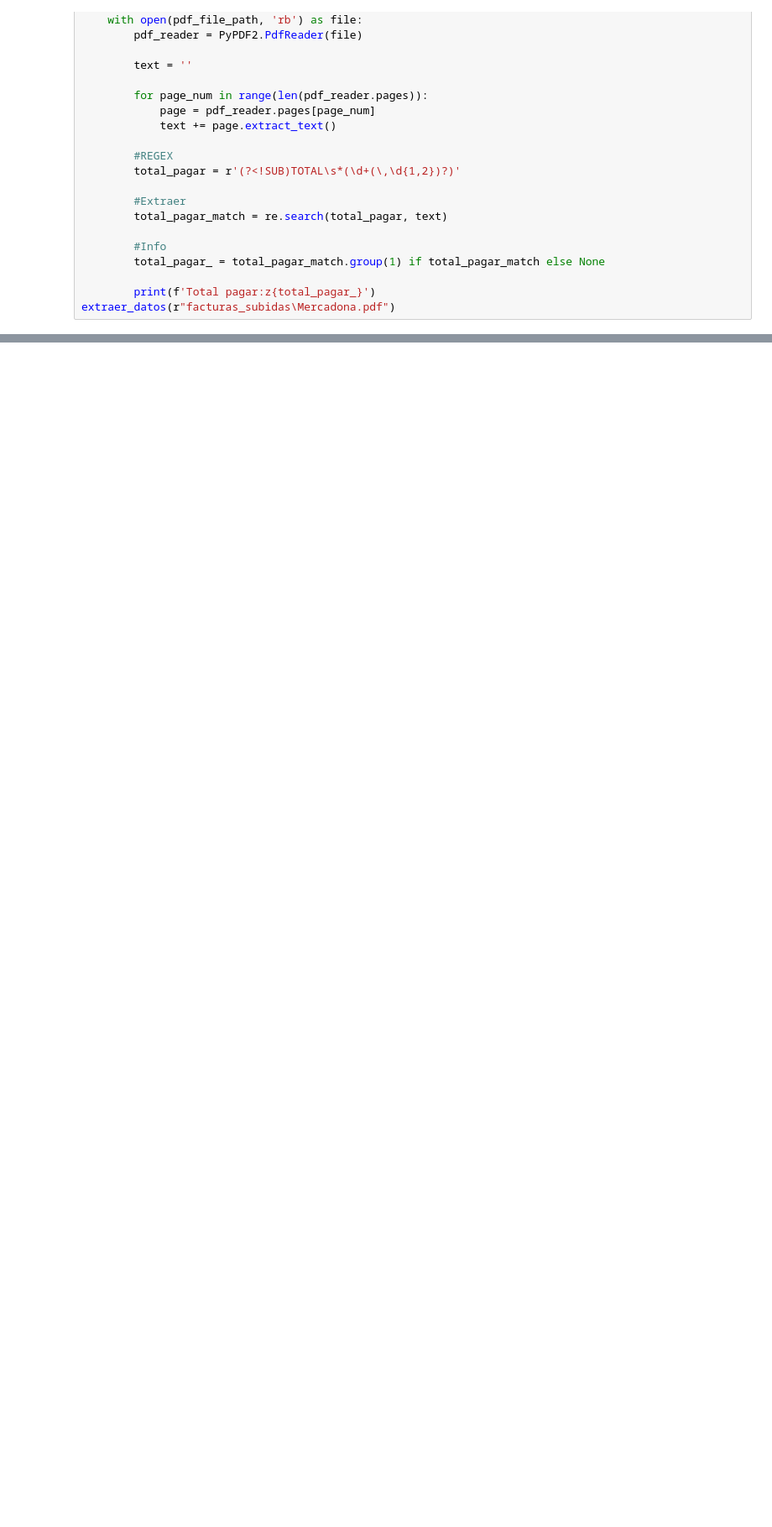
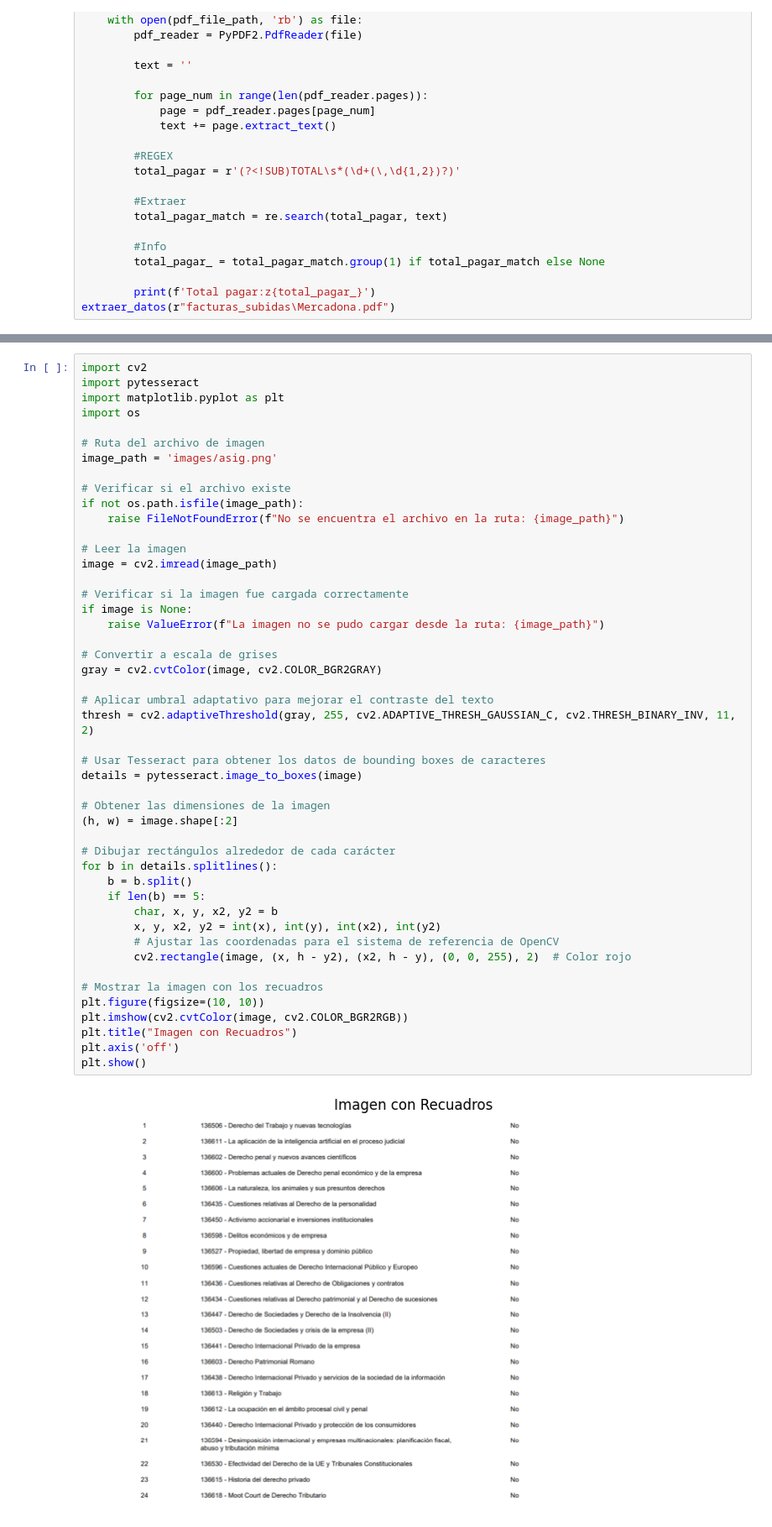
Before and after one commit to emmawv/desafio_comparador, a Jupyter notebook: OCR/lectorpdf.ipynb, the cells around one changed output, grey strips where cells are left out. Shown at 84% size. Cells and saved outputs as stored; diff of their text form; blank space fills up the shorter version.

```diff
--- a/OCR/lectorpdf.ipynb
+++ b/OCR/lectorpdf.ipynb
@@ -103,0 +552,49 @@ SyntaxError: invalid character '€' (U+20AC) (465642246.py, line 3)
+# %%
+import cv2
+import pytesseract
+import matplotlib.pyplot as plt
+import os
+
+# Ruta del archivo de imagen
+image_path = 'images/asig.png'
+
+# Verificar si el archivo existe
+if not os.path.isfile(image_path):
+    raise FileNotFoundError(f"No se encuentra el archivo en la ruta: {image_path}")
+
+# Leer la imagen
+image = cv2.imread(image_path)
+
+# Verificar si la imagen fue cargada correctamente
+if image is None:
+    raise ValueError(f"La imagen no se pudo cargar desde la ruta: {image_path}")
+
+# Convertir a escala de grises
+gray = cv2.cvtColor(image, cv2.COLOR_BGR2GRAY)
+
+# Aplicar umbral adaptativo para mejorar el contraste del texto
+thresh = cv2.adaptiveThreshold(gray, 255, cv2.ADAPTIVE_THRESH_GAUSSIAN_C, cv2.THRESH_BINARY_INV, 11, 2)
+
+# Usar Tesseract para obtener los datos de bounding boxes de caracteres
+details = pytesseract.image_to_boxes(image)
+
+# Obtener las dimensiones de la imagen
+(h, w) = image.shape[:2]
+
+# Dibujar rectángulos alrededor de cada carácter
+for b in details.splitlines():
+    b = b.split()
+    if len(b) == 5:
+        char, x, y, x2, y2 = b
+        x, y, x2, y2 = int(x), int(y), int(x2), int(y2)
+        # Ajustar las coordenadas para el sistema de referencia de OpenCV
+        cv2.rectangle(image, (x, h - y2), (x2, h - y), (0, 0, 255), 2)  # Color rojo
+
+# Mostrar la imagen con los recuadros
+plt.figure(figsize=(10, 10))
+plt.imshow(cv2.cvtColor(image, cv2.COLOR_BGR2RGB))
+plt.title("Imagen con Recuadros")
+plt.axis('off')
+plt.show()
+# %% [output]
+[figure, added]
```
Also changed, not shown: parts of 14 cells of this notebook, 18 other files.
